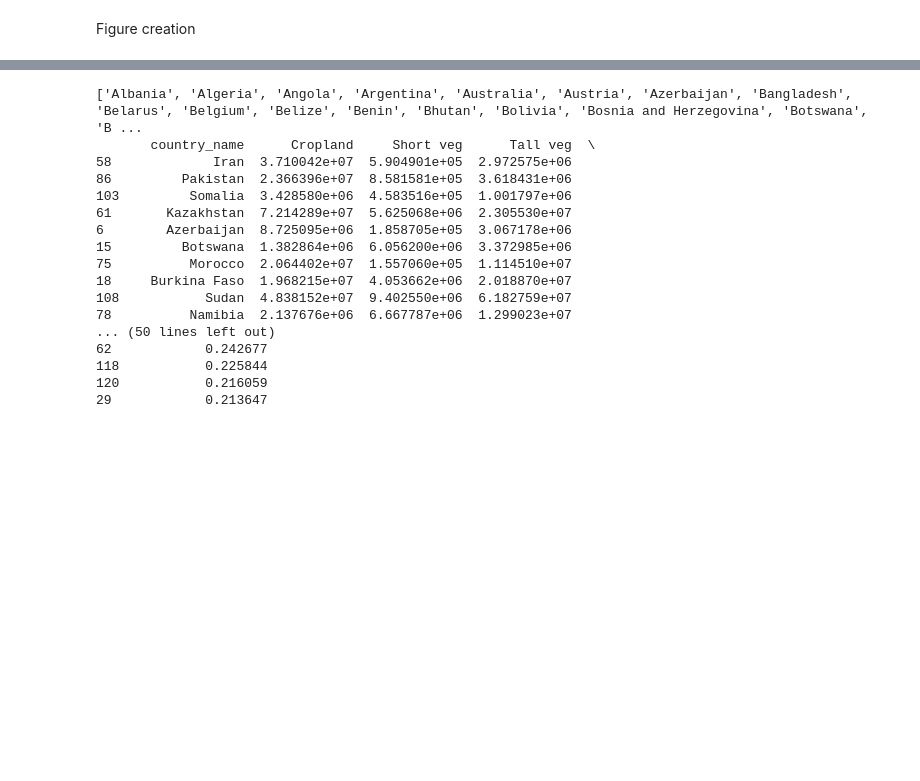
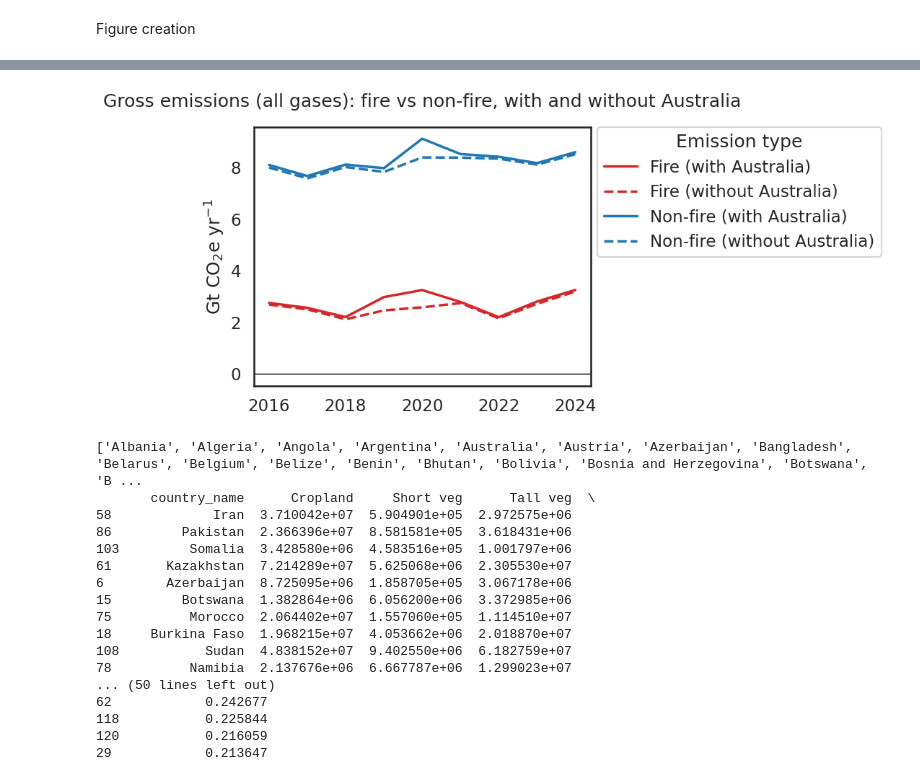
Before and after one commit to erin-glen/AFOLU_GHG_flux_model, a Jupyter notebook: src/LULUCF/scripts/zonal_statistics/veg_model_v1_0_5_figures.ipynb, the cells around one changed output, grey strips where cells are left out. Saved outputs shown, nothing was run; the diff lists cells and outputs as text; code cells hidden in the pictures; blank space fills up the shorter version.

```diff
--- a/src/LULUCF/scripts/zonal_statistics/veg_model_v1_0_5_figures.ipynb
+++ b/src/LULUCF/scripts/zonal_statistics/veg_model_v1_0_5_figures.ipynb
@@ -659,3 +786,96 @@ plt.show()
+# %%
+### Global gross emissions timeseries by fire vs. non-fire, with and without Australia (single panel)
+### Per https://chatgpt.com/g/g-p-69399a7fcc808191b337d3fac695447c-afolu-flux-model/c/69af7065-2604-832e-88b8-31d45c1938c0
+
+# ---- Setup ----
+context_to_analyze = "land_state_node"
+
+df_fig = df_graphs.copy()
+
+# Filter to gross emissions (all gases)
+df_emis = df_fig[df_fig["analysis_layer"] == cn.gross_emis_all_C_pools_all_gases_pattern].copy()
+
+# ---- Reclassify fire vs non-fire BEFORE aggregation ----
+df_emis["fire_class"] = df_emis[context_to_analyze].astype(str).apply(
+    lambda x: "Fire" if re.search(r"9(0*)$", x) else "Non-fire"
+)
+
+# ---- Flag Australia vs non-Australia ----
+df_emis["Australia_group"] = np.where(
+    df_emis["country_name"] == "Australia",
+    "with Australia",
+    "without Australia"
+)
+
+# ---- Aggregate WITH Australia ----
+df_with_Australia = (
+    df_emis
+    .groupby(["fire_class", "year"], as_index=False)
+    .agg({"value": "sum"})
+)
+df_with_Australia["Australia_group"] = "with Australia"
+
+# ---- Aggregate WITHOUT Australia ----
+df_without_Australia = (
+    df_emis[df_emis["country_name"] != "Australia"]
+    .groupby(["fire_class", "year"], as_index=False)
+    .agg({"value": "sum"})
+)
+df_without_Australia["Australia_group"] = "without Australia"
+
+# Combine
+df_emis_ts = pd.concat([df_with_Australia, df_without_Australia], ignore_index=True)
+
+# Convert to Gt
+df_emis_ts["value_Gt"] = df_emis_ts["value"] / 1e9
+
+# Create combined plotting label
+df_emis_ts["series"] = df_emis_ts["fire_class"] + " (" + df_emis_ts["Australia_group"] + ")"
+
+plt.figure(figsize=(10, 5))
+
+palette = {
+    "Fire": "#d62728",
+    "Non-fire": "#1f77b4",
+}
+
+linestyle_map = {
+    "with Australia": "-",
+    "without Australia": "--"
+}
+
+ax = plt.gca()
+
+# Plot each line separately to control linestyle
+for (fire, Australia), sub in df_emis_ts.groupby(["fire_class", "Australia_group"]):
+
+    ax.plot(
+        sub["year"],
+        sub["value_Gt"],
+        color=palette[fire],
+        linestyle=linestyle_map[Australia],
+        linewidth=2.5,
+        label=f"{fire} ({Australia})"
+    )
+
+ax.axhline(0, color="black", linewidth=1)
+ax.grid(False)
+
+ax.set_xlabel(None)
+ax.set_ylabel("Gt CO$_2$e yr$^{-1}$")
+ax.set_title("Gross emissions (all gases): fire vs non-fire, with and without Australia", pad=20)
+
+ax.legend(
+    title="Emission type",
+    bbox_to_anchor=(1.02, 1),
+    loc="upper left",
+    borderaxespad=0
+)
+
+plt.tight_layout()
+plt.show()
+# %% [output]
+[figure, added]
 # %%
 ### Countries with >1 Mha "non-disturbed tall veg" in 2016 with the highest fraction of emissions from non-tall vegetation
 
```
Also changed, not shown: parts of 16 cells of this notebook, 6 other files.
